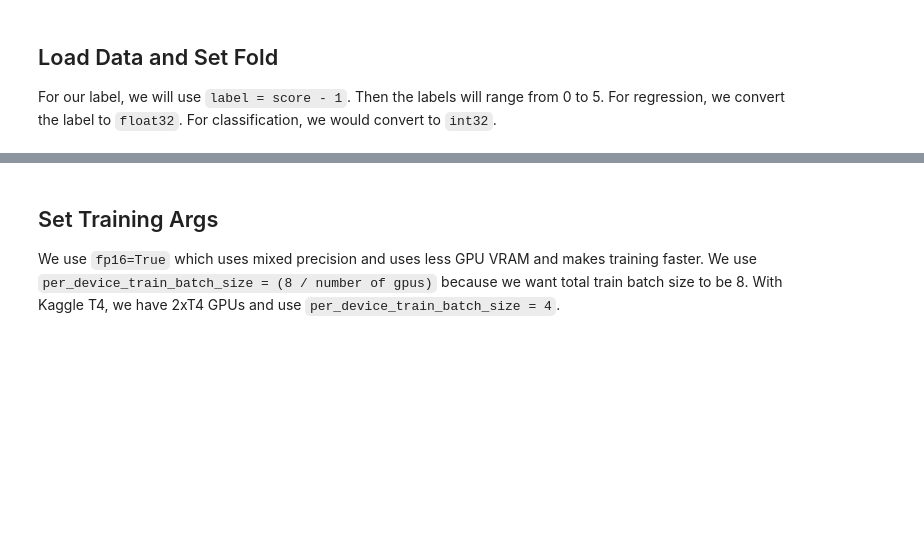
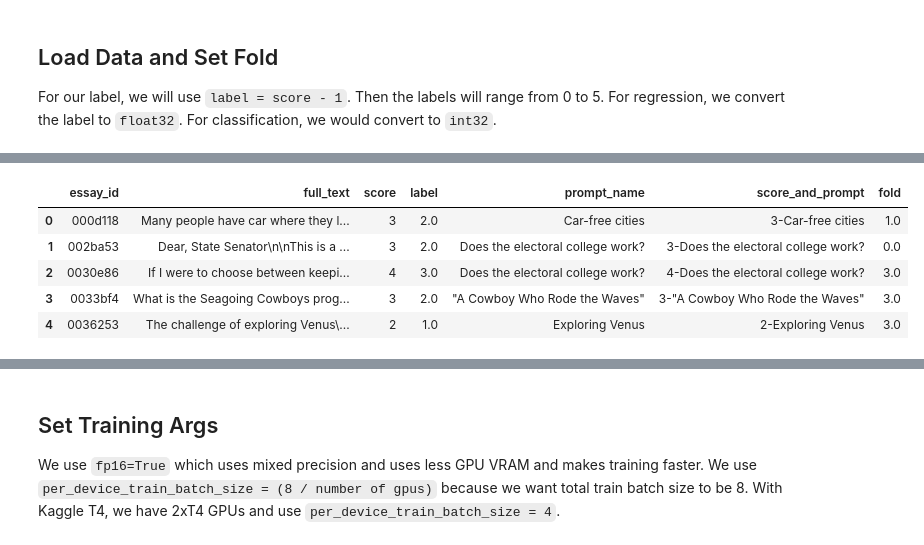
Before and after one commit to huiyuiui/AutomatedEssayScoring, a Jupyter notebook: DeBERTa-v3-s_starter.ipynb, the cells around one changed output, grey strips where cells are left out. Drawn from its saved outputs; the diff is of its cells as text; code cells hidden in the pictures; blank space fills up the shorter version.

```diff
--- a/DeBERTa-v3-s_starter.ipynb
+++ b/DeBERTa-v3-s_starter.ipynb
@@ -67,20 +82,25 @@ from sklearn.metrics import cohen_kappa_score
 from tokenizers import AddedToken
 warnings.simplefilter('ignore')
 # %%
-class PATHS:
+class PATHS: # TODO: modify path (.)
     train_path = './kaggle/input/learning-agency-lab-automated-essay-scoring-2/train.csv'
     test_path = './kaggle/input/learning-agency-lab-automated-essay-scoring-2/test.csv'
     sub_path = './kaggle/input/learning-agency-lab-automated-essay-scoring-2/sample_submission.csv'
     model_path = "./kaggle/input/huggingfacedebertav3variants/deberta-v3-small"
+    # model_path = "./kaggle/input/huggingfacedebertav3variants/deberta-v3-large"
+    persuade_path = './kaggle/input/persaude-corpus-2/persuade_2.0_human_scores_demo_id_github.csv'
+    finetune_path = './kaggle/input/deberta-small-two-stage-v1'
 # %%
 class CFG:
-    n_splits = 5
+    n_splits = 5 # 5 or 7 are the best
     seed = 42
     max_length = 1024
-    lr = 1e-5
-    train_batch_size = 4
-    eval_batch_size = 8
-    train_epochs = 4
+    lr_phase1 = 1e-5 # 1e-5 is the best
+    lr_phase2 = 1e-5
+    train_batch_size = 8 # total 8: 4 * 2
+    eval_batch_size = 16 # total 16: 8 * 2
+    train_phase1_epochs = 4 # 4 is the best
+    train_phase2_epochs = 2
     weight_decay = 0.01
     warmup_ratio = 0.0
     num_labels = 6
@@ -149,9 +169,11 @@ data = pd.read_csv(PATHS.train_path)
 data['label'] = data['score'].apply(lambda x: x-1)
 if USE_REGRESSION: data["label"] = data["label"].astype('float32')
 else: data["label"] = data["label"].astype('int32')
+print("Origin data length:", len(data))
 
-skf = StratifiedKFold(n_splits=CFG.n_splits, shuffle=True, random_state=CFG.seed)
-for i, (_, val_index) in enumerate(skf.split(data, data["score"])):
-    data.loc[val_index, "fold"] = i
-data.head()
+persuade = pd.read_csv(PATHS.persuade_path)
+intersection = pd.merge(data, persuade, on="full_text", how="inner")[["essay_id", "full_text", "score", "label", "prompt_name"]].reset_index(drop=True)
+difference = data[~data["essay_id"].isin(intersection["essay_id"])].reset_index(drop=True)
+print("Persuade data length(intersection):", len(intersection))
+print("Non-persuade data length(difference):", len(difference))
 # %% [output]
@@ -163,0 +185,4 @@ data.head()
+# %%
+intersection["score_and_prompt"] = intersection["score"].astype(str) + "-" + intersection["prompt_name"]
+
+intersection.head()
@@ -163,0 +196,19 @@ data.head()
+# %%
+skf_42 = StratifiedKFold(n_splits=CFG.n_splits, shuffle=True, random_state=CFG.seed)
+
+# phase 1
+if PSEUDO_LABEL:
+    persuade_data = pd.read_csv('./kaggle/input/pseudo_labeling.csv')
+else:
+    persuade_data = intersection.copy(deep=True)
+    for i, (_, val_index) in enumerate(skf_42.split(persuade_data, persuade_data["score_and_prompt"])):
+        persuade_data.loc[val_index, "fold"] = i
+
+persuade_data.head()
+# %% [output]
+|  | essay_id | full_text | score | label | prompt_name | score_and_prompt | fold |
+| 0 | 000d118 | Many people have car where they l... | 3 | 2.0 | Car-free cities | 3-Car-free cities | 1.0 |
+| 1 | 002ba53 | Dear, State Senator\n\nThis is a ... | 3 | 2.0 | Does the electoral college work? | 3-Does the electoral college work? | 0.0 |
+| 2 | 0030e86 | If I were to choose between keepi... | 4 | 3.0 | Does the electoral college work? | 4-Does the electoral college work? | 3.0 |
+| 3 | 0033bf4 | What is the Seagoing Cowboys prog... | 3 | 2.0 | "A Cowboy Who Rode the Waves" | 3-"A Cowboy Who Rode the Waves" | 3.0 |
+| 4 | 0036253 | The challenge of exploring Venus\... | 2 | 1.0 | Exploring Venus | 2-Exploring Venus | 3.0 |
```
Also changed, not shown: parts of 34 cells of this notebook, 2 other files.
